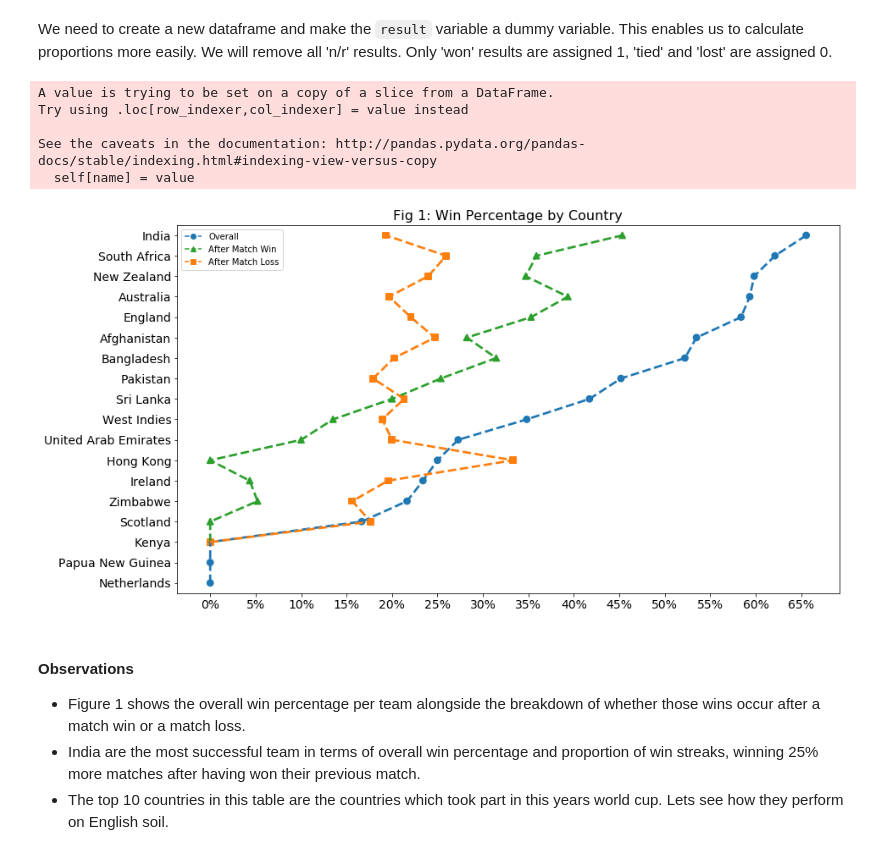
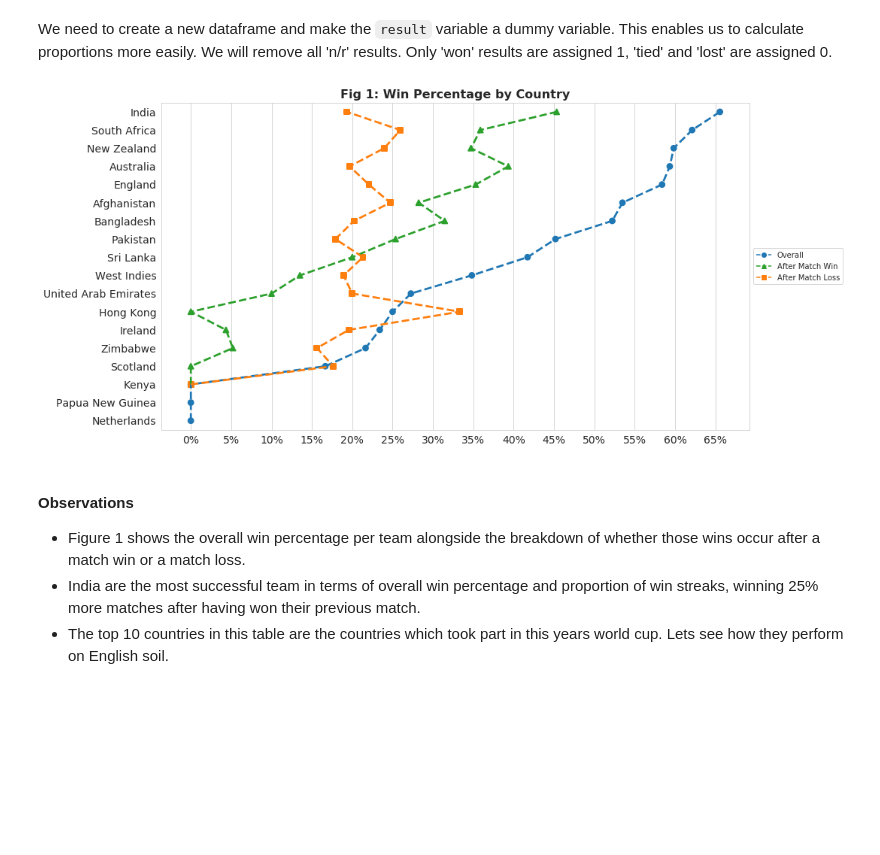
Before and after one commit to matt-fielding8/ODI_Cricket, a Jupyter notebook: notebooks/ODI_Cricket_Findings.ipynb, the cells around one changed output. Saved outputs shown, nothing was run; the diff lists cells and outputs as text; code cells hidden in the pictures; blank space fills up the shorter version.

```diff
--- a/notebooks/ODI_Cricket_Findings.ipynb
+++ b/notebooks/ODI_Cricket_Findings.ipynb
@@ -115,43 +117,38 @@ df_pcnts['result_dum'] = np.where(df_pcnts.result=="won",1,0)
 win_prop = df_pcnts.groupby('country').mean()['result_dum'].sort_values()
 order= win_prop.index
 
 # Win after result proportions
 lose_win_prop = vis.winAfterLoss(df_pcnts, order)
 win_win_prop = vis.winAfterWin(df_pcnts, order)
 
+sb.set_style("whitegrid")
 
 vis.setPlot(figsize=[14,8])
 s1 = sb.pointplot(x=win_prop.values, y=win_prop.index, order=order, color=c[0],
                       linestyles='--', markers='o')
 s2 = sb.pointplot(x=win_win_prop.values.flatten(), y=win_win_prop.index, order=order, color=c[2],
                       linestyles='--', markers='^')
 s3 = sb.pointplot(x=lose_win_prop.values.flatten(), y=lose_win_prop.index, order=order, color=c[1],
                       linestyles='--', markers=',')
 
 # Create art for legend
 l0 = mlines.Line2D([],[],color=c[0], linestyle='--', marker='o')
 l1 = mlines.Line2D([],[],color=c[1], linestyle='--', marker='s')
 l2 = mlines.Line2D([],[],color=c[2], linestyle='--', marker='^')
 
-plt.legend((l0,l2,l1), ('Overall', 'After Match Win', 'After Match Loss'), title="")
-plt.title("Fig 1: Win Percentage by Country", fontsize=16);
+plt.legend((l0,l2,l1), ('Overall', 'After Match Win', 'After Match Loss'), title="",
+          loc='center left', bbox_to_anchor=(1, 0.5))
+plt.title("Fig 1: Win Percentage by Country", fontsize=16, fontweight='bold');
 plt.gca().invert_yaxis();
 
 ticks = np.arange(0,0.7,0.05)
 labels = ['{:.0f}%'.format(i*100) for i in ticks]
 
 plt.xticks(ticks, labels)
 plt.ylabel("");
 plt.xlabel("");
-
-sb.set_style("whitegrid")
 # %% [output]
-A value is trying to be set on a copy of a slice from a DataFrame.
-Try using .loc[row_indexer,col_indexer] = value instead
-
-See the caveats in the documentation: http://pandas.pydata.org/pandas-docs/stable/indexing.html#indexing-view-versus-copy
-  self[name] = value
-[figure, old version]
+[figure, new version]
 # %% [markdown]
 #### Observations
 - Figure 1 shows the overall win percentage per team alongside the breakdown of whether those wins occur after a match win or a match loss.
```
Also changed, not shown: parts of 11 cells of this notebook, 4 other files.
